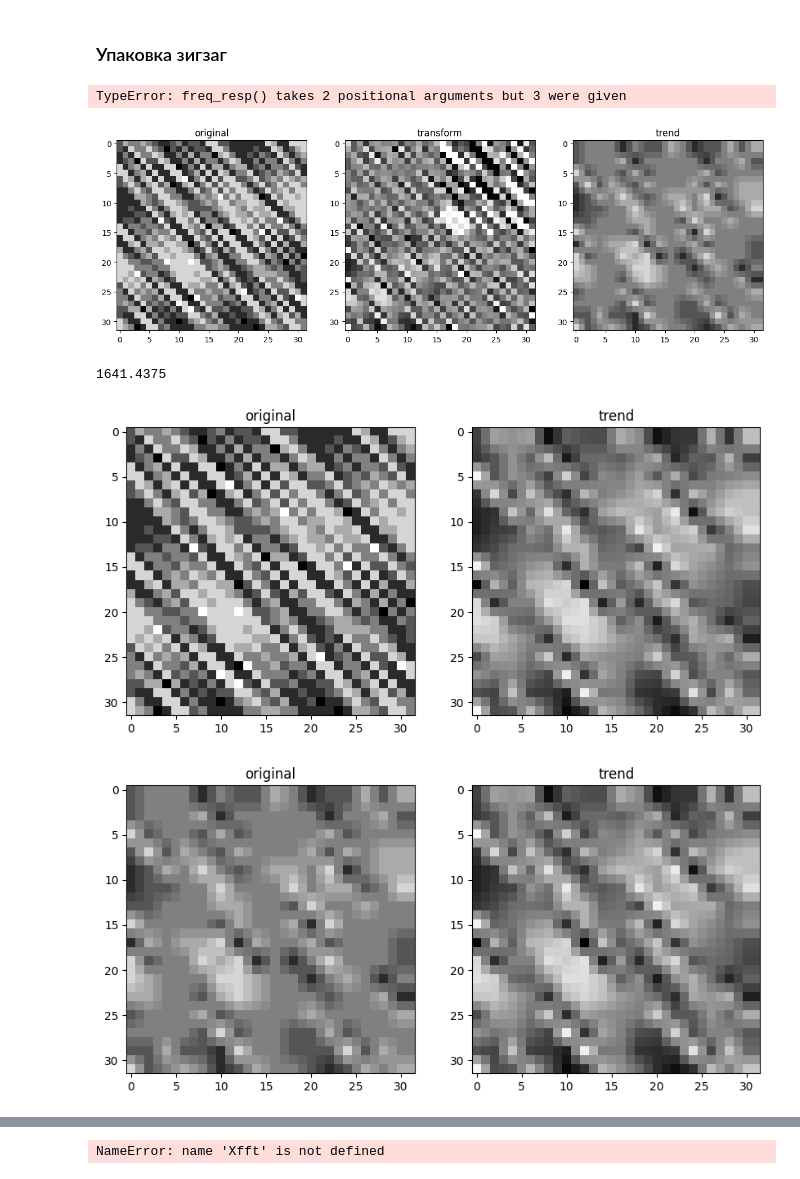
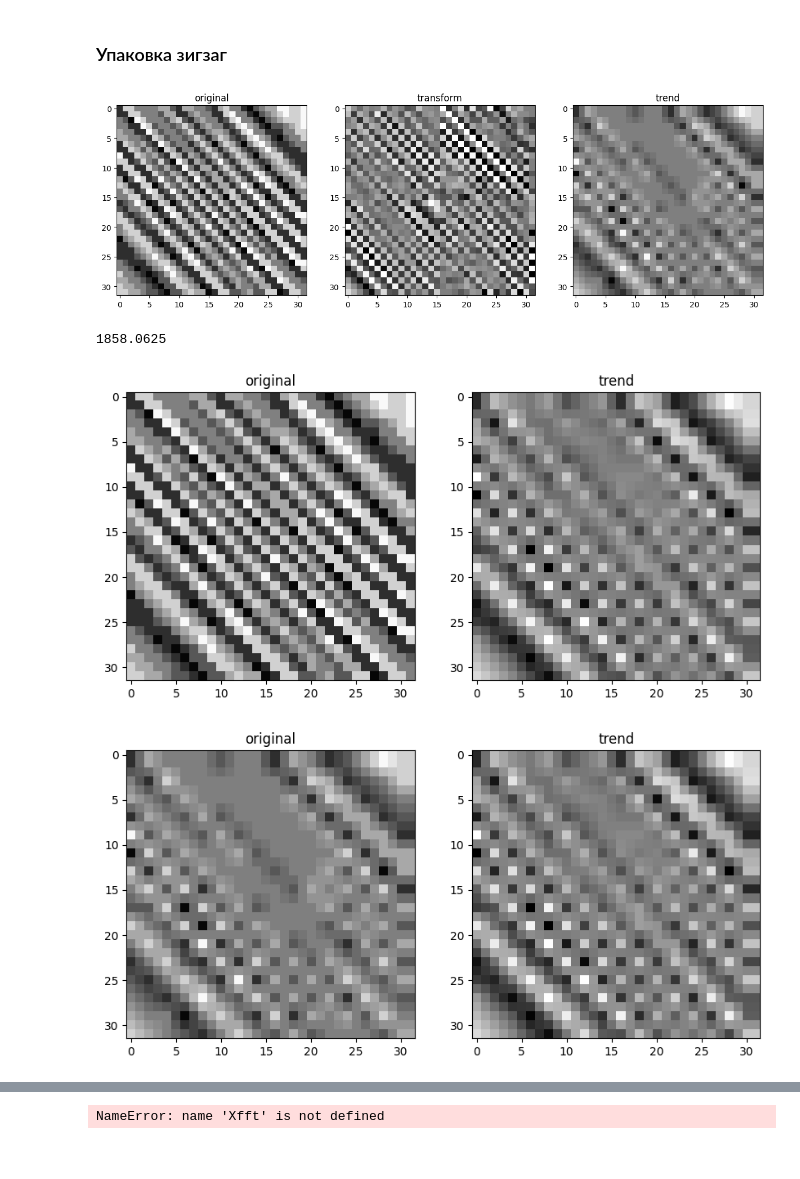
Before and after one commit to romangorbunov91/daub_5_3-int-to-int, a Jupyter notebook: fft_test.ipynb, the cells around one changed output, grey strips where cells are left out. Drawn from its saved outputs; the diff is of its cells as text; code cells hidden in the pictures.

```diff
--- a/fft_test.ipynb
+++ b/fft_test.ipynb
@@ -96,13 +97,14 @@ print('Количество частот:', N_FREQ)
 # Параметры сигнала.
 Xm = 3
 phi_x = np.pi/6
-NOISE_MAG = 0.1 * Xm
+NOISE_MAG_X = 0.1 * Xm
+NOISE_MAG = 0.05 * Xm
 
 # Независимая и зависимая переменные.
 t = np.linspace(0, T_FULL-T_SAMPLE, N_POINT)
 x_full = np.empty((N_FREQ,), dtype=object)
 for k, f in enumerate(freq):
-    x_full[k] = Xm * np.cos(2*np.pi*f*t + phi_x) + np.random.normal(0, NOISE_MAG, N_POINT)
+    x_full[k] = Xm * np.cos(2*np.pi*f*t + phi_x) + np.random.normal(0, NOISE_MAG_X, N_POINT)
 # %%
 plt.figure(figsize=user_figsize)
 plt.plot(t,x_full[0], label='freq='+str(int(freq[0]))+' Hz')
@@ -134,0 +139,14 @@ plt.show()
+# %%
+y_full_noised = np.empty((N_FREQ,), dtype=object)
+
+for k in range(N_FREQ):
+    y_full_noised[k] = y_full[k] + np.random.normal(0, NOISE_MAG, N_POINT)
+
+plt.figure(figsize=user_figsize)
+plt.plot(t, y_full[N_TEST], label='OUT')
+plt.plot(t, y_full_noised[N_TEST], ':', label='noised OUT')
+plt.title('Noised sine response at freq='+str(int(freq[N_TEST]))+' Hz)')
+plt.xlabel('Time, s', fontsize=user_fontsize)
+plt.grid()
+plt.legend(fontsize=user_fontsize)
+plt.show()
@@ -139,7 +159,7 @@ x = np.empty((N_FREQ,), dtype=object)
 y = np.empty((N_FREQ,), dtype=object)
 for k in range(N_FREQ):
     x[k] = x_full[k][-N_FFT:]
-    y[k] = y_full[k][-N_FFT:]
+    y[k] = y_full_noised[k][-N_FFT:]
 # %% [markdown]
 Частотная характеристика
 # %%
@@ -537,8 +579,3 @@ for k, yf in enumerate(y):
     for m in range(N_COL):
         for n in range(N_ROW):
             y_compr_2D_zg_rev[k][order[n,m]] = y_compr_2D_zg[k][n,m]
-
-complex_gain_compr_2D_zg = freq_resp(x_compr_2D_zg_rev, y_compr_2D_zg_rev, N_FREQ)
-gain_abs_arg_compr_2D_zg = [20*np.log10(np.abs(complex_gain_compr_2D_zg)), np.unwrap(np.angle(complex_gain_compr_2D_zg))*180/np.pi]
-# %% [output]
-TypeError: freq_resp() takes 2 positional arguments but 3 were given
@@ -545,50 +585,50 @@ TypeError: freq_resp() takes 2 positional arguments but 3 were given
 # %%
 x_zigzag = np.zeros_like(order)
-x_fig = x[N_FIG]
+x_fig = x[N_TEST]
 for m in range(N_COL):
     for n in range(N_ROW):
         x_fig_cut = x_fig[-N_FFT:]
         x_zigzag[n,m] = x_fig_cut[order[n,m]]
 
-coeff_zigzag = daub_5_3_lift_2D(x_zigzag, int_flag=False)
+x_coeff_zigzag = daub_5_3_lift_2D(x_zigzag, int_flag=False)
 
 fig, axs = plt.subplots(ncols=3, nrows=1, figsize=(15, 5))
-axs.flat[0].imshow(x_zigzag, cmap='gray', interpolation='none', vmin=x_zigzag.min(), vmax=x_zigzag.max())
+axs.flat[0].imshow(x_zigzag, cmap='gray', interpolation='none', vmin=vmin, vmax=vmax)
 axs.flat[0].set_title('original')
 
-axs.flat[1].imshow(coeff_zigzag, cmap='gray', interpolation='none', vmin=x_zigzag.min(), vmax=x_zigzag.max())
+axs.flat[1].imshow(x_coeff_zigzag, cmap='gray', interpolation='none', vmin=vmin, vmax=vmax)
 axs.flat[1].set_title('transform')
 
-axs.flat[2].imshow(x_compr_2D_zg[N_FIG], cmap='gray', interpolation='none', vmin=x_zigzag.min(), vmax=x_zigzag.max())
+axs.flat[2].imshow(x_compr_2D_zg[N_TEST], cmap='gray', interpolation='none', vmin=vmin, vmax=vmax)
 axs.flat[2].set_title('trend')
 plt.show()
 # %% [output]
-[figure, old version]
+[figure, new version]
 # %%
-np.sum((x_zigzag - x_compr_2D_zg[N_FIG])**2)
+np.sum((x_zigzag - x_compr_2D_zg[N_TEST])**2)
 # %% [output]
-1641.4375
+1858.0625
 # %%
 coeff_zigzag_masked = np.zeros_like(coeff_zigzag)
 coeff_zigzag_masked[-N_ROW//2:,:N_COL//2] = coeff_zigzag[-N_ROW//2:,:N_COL//2]
 
 fig, axs = plt.subplots(ncols=2, nrows=1, figsize=(10, 5))
-axs.flat[0].imshow(x_zigzag, cmap='gray', interpolation='none', vmin=x_zigzag.min(), vmax=x_zigzag.max())
+axs.flat[0].imshow(x_zigzag, cmap='gray', interpolation='none', vmin=vmin, vmax=vmax)
 axs.flat[0].set_title('original')
 
-axs.flat[1].imshow(idaub_5_3_lift_2D(coeff_zigzag_masked, int_flag=False), cmap='gray', interpolation='none', vmin=x_zigzag.min(), vmax=x_zigzag.max())
+axs.flat[1].imshow(idaub_5_3_lift_2D(coeff_zigzag_masked, int_flag=False), cmap='gray', interpolation='none', vmin=vmin, vmax=vmax)
 axs.flat[1].set_title('trend')
 plt.show()
 # %% [output]
-[figure, old version]
+[figure, new version]
 # %%
 fig, axs = plt.subplots(ncols=2, nrows=1, figsize=(10, 5))
-axs.flat[0].imshow(x_compr_2D_zg[N_FIG], cmap='gray', interpolation='none', vmin=x_zigzag.min(), vmax=x_zigzag.max())
+axs.flat[0].imshow(x_compr_2D_zg[N_TEST], cmap='gray', interpolation='none', vmin=vmin, vmax=vmax)
 axs.flat[0].set_title('original')
 
-axs.flat[1].imshow(idaub_5_3_lift_2D(coeff_zigzag_masked, int_flag=False), cmap='gray', interpolation='none', vmin=x_zigzag.min(), vmax=x_zigzag.max())
+axs.flat[1].imshow(idaub_5_3_lift_2D(coeff_zigzag_masked, int_flag=False), cmap='gray', interpolation='none', vmin=vmin, vmax=vmax)
 axs.flat[1].set_title('trend')
 plt.show()
 # %% [output]
-[figure, old version]
+[figure, new version]
 # %%
```
Also changed, not shown: parts of 24 cells of this notebook.
